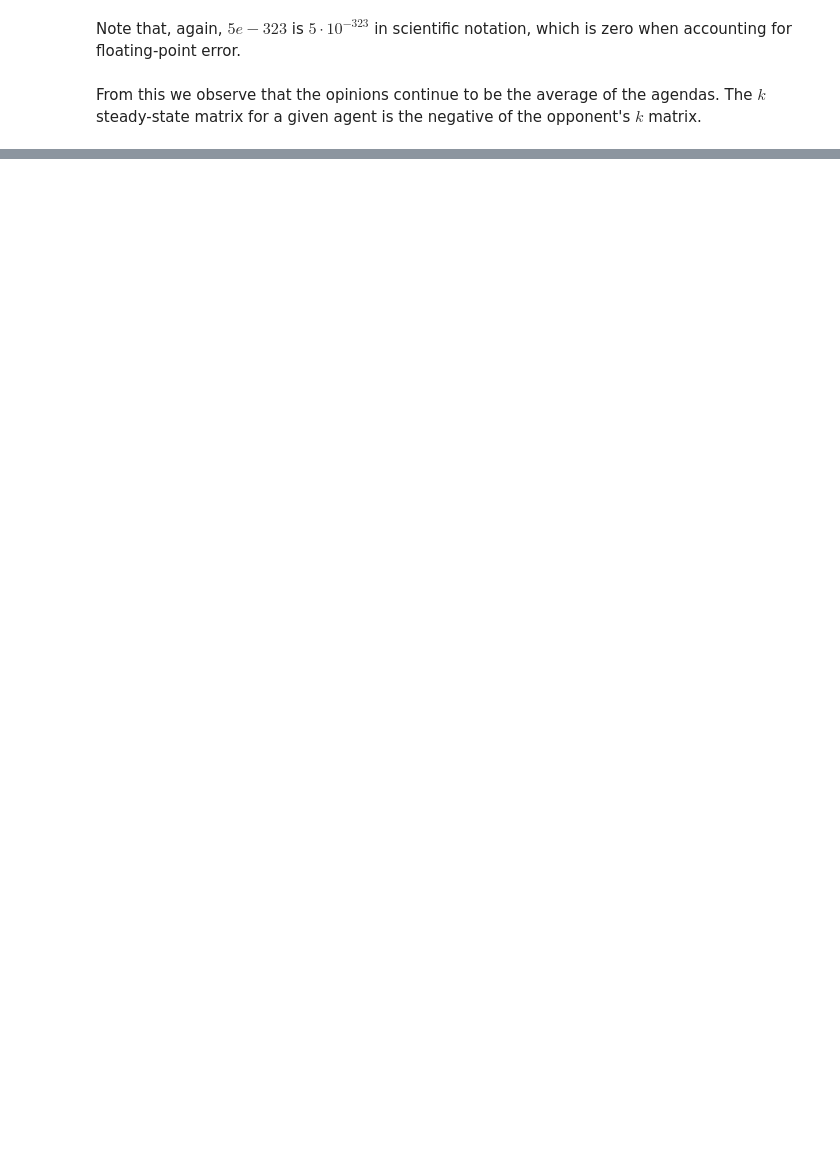
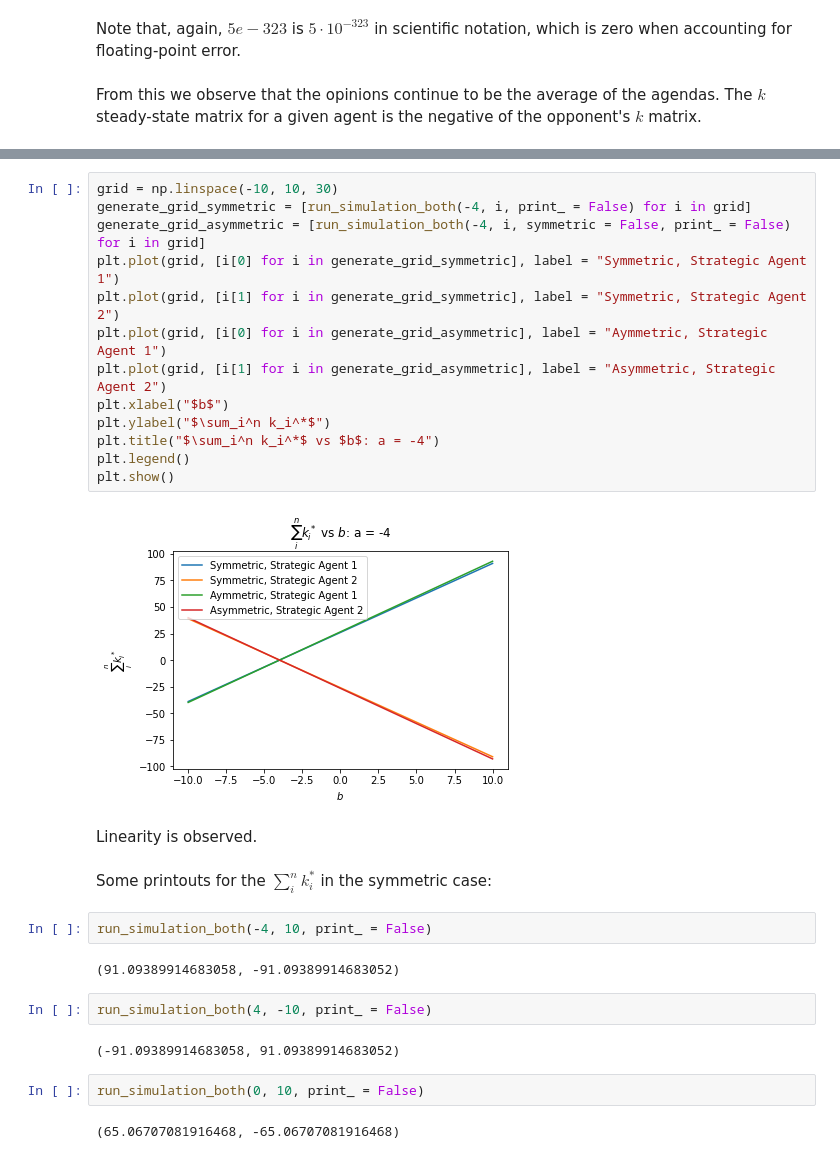
Before and after one commit to weiliubc/strategic_influencer_of_naive_agents, a Jupyter notebook: unified_multiple_strategic/mus_asymmetric_analysis.ipynb, the cells around one changed output, grey strips where cells are left out. Saved outputs shown, nothing was run; the diff lists cells and outputs as text; blank space fills up the shorter version.

```diff
--- a/unified_multiple_strategic/mus_asymmetric_analysis.ipynb
+++ b/unified_multiple_strategic/mus_asymmetric_analysis.ipynb
@@ -387,0 +568,31 @@ From this we observe that the opinions continue to be the average of the agendas
+# %%
+grid = np.linspace(-10, 10, 30)
+generate_grid_symmetric = [run_simulation_both(-4, i, print_ = False) for i in grid]
+generate_grid_asymmetric = [run_simulation_both(-4, i, symmetric = False, print_ = False) for i in grid]
+plt.plot(grid, [i[0] for i in generate_grid_symmetric], label = "Symmetric, Strategic Agent 1")
+plt.plot(grid, [i[1] for i in generate_grid_symmetric], label = "Symmetric, Strategic Agent 2")
+plt.plot(grid, [i[0] for i in generate_grid_asymmetric], label = "Aymmetric, Strategic Agent 1")
+plt.plot(grid, [i[1] for i in generate_grid_asymmetric], label = "Asymmetric, Strategic Agent 2")
+plt.xlabel("$b$")
+plt.ylabel("$\sum_i^n k_i^*$")
+plt.title("$\sum_i^n k_i^*$ vs $b$: a = -4")
+plt.legend()
+plt.show()
+# %% [output]
+[figure, added]
+# %% [markdown]
+Linearity is observed.
+# %% [markdown]
+Some printouts for the $\sum_i^n k_i^*$ in the symmetric case:
+# %%
+run_simulation_both(-4, 10, print_ = False)
+# %% [output]
+(91.09389914683058, -91.09389914683052)
+# %%
+run_simulation_both(4, -10, print_ = False)
+# %% [output]
+(-91.09389914683058, 91.09389914683052)
+# %%
+run_simulation_both(0, 10, print_ = False)
+# %% [output]
+(65.06707081916468, -65.06707081916468)
```
Also changed, not shown: parts of 43 cells of this notebook.
